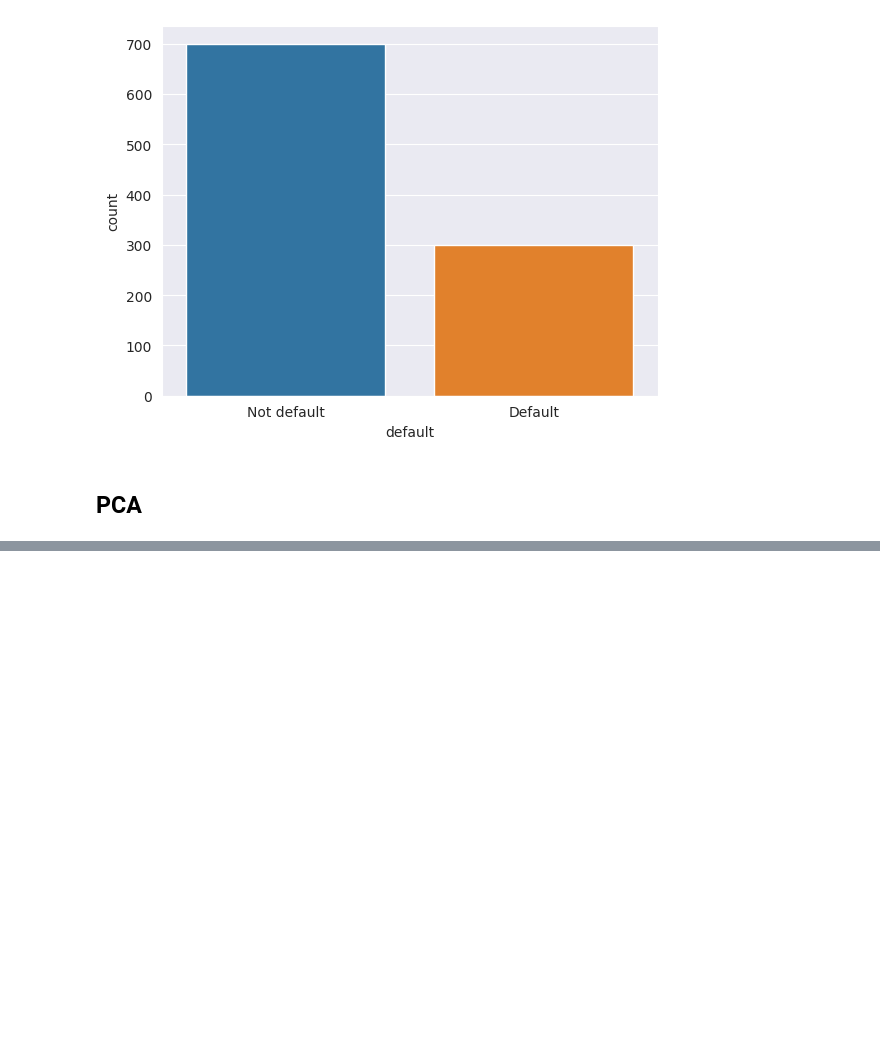
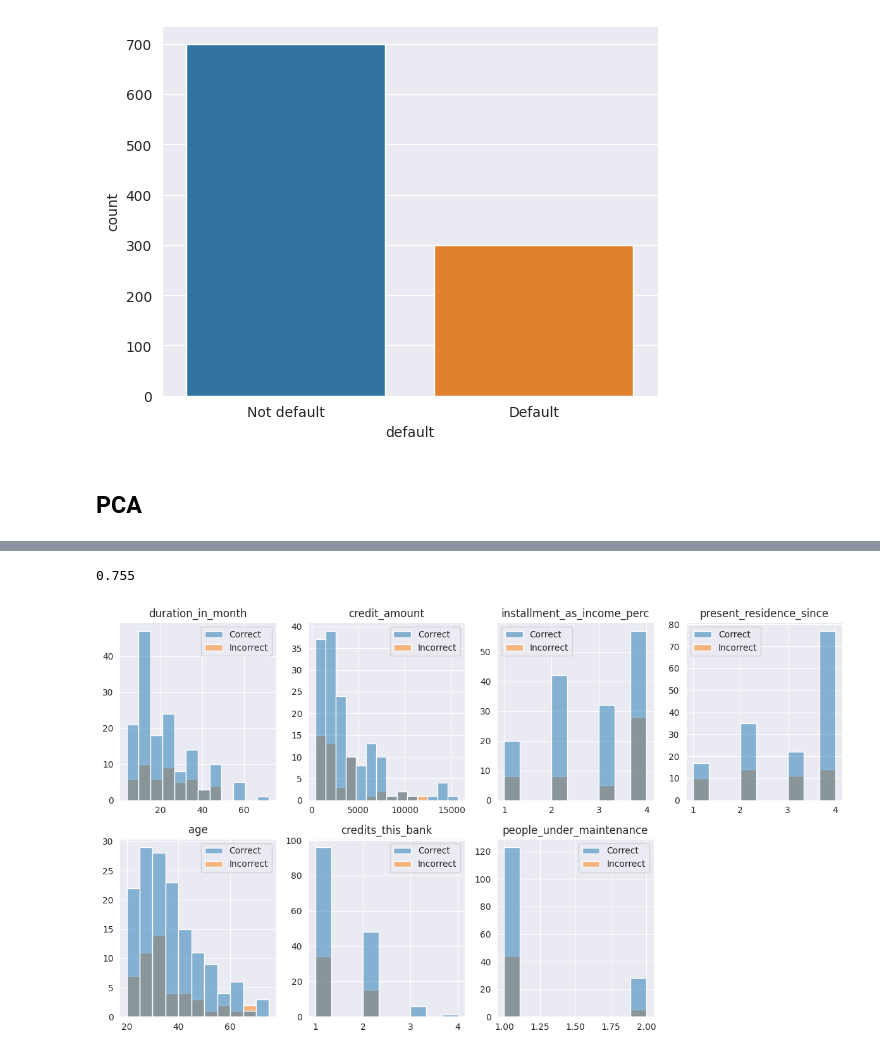
Before and after one commit to AbSsEnT/giskard-tech-exercise, a Jupyter notebook: submission/eda.ipynb, the cells around one changed output, grey strips where cells are left out. Saved outputs shown, nothing was run; the diff lists cells and outputs as text; code cells hidden in the pictures; blank space fills up the shorter version.

```diff
--- a/submission/eda.ipynb
+++ b/submission/eda.ipynb
@@ -170,0 +171,17 @@ fig.show()
+# %%
+from sklearn import model_selection
+
+Y = df.default
+X = df.drop(columns="default")
+X_train, X_test, Y_train, Y_test = model_selection.train_test_split(X, Y, test_size=0.20, random_state=30, stratify=Y)
+# %%
+from sklearn.linear_model import LogisticRegression
+
+# Pipeline for the model Logistic Regression
+clf_logistic_regression = Pipeline(steps=[('preprocessor', preprocessor), ('classifier', LogisticRegression(max_iter=1000))])
+
+# Fit and score your model
+clf_logistic_regression.fit(X_train, Y_train)
+clf_logistic_regression.score(X_test, Y_test)
+# %% [output]
+0.755
@@ -170,0 +210,16 @@ fig.show()
+# %%
+mapper = {0.: "Correct", 1.: "Incorrect"}
+errors = (clf_logistic_regression.predict(X_test) != Y_test).apply(lambda x: mapper[x])
+# %%
+plt.show()
+fig, axes = plt.subplots(2, 4, figsize=(12, 7))
+
+for idx, column in enumerate(X_test.select_dtypes(int).columns):
+    ax = sns.histplot(x=column, data=X_test, hue=errors.values,  ax=axes.flatten()[idx], stat="count", common_norm=True)
+    ax.set(xlabel="", ylabel="", title=column)
+
+fig.delaxes(axes[1, 3])
+plt.tight_layout()
+plt.show()
+# %% [output]
+[figure, added]
```
Also changed, not shown: parts of 21 cells of this notebook, 13 other files.
